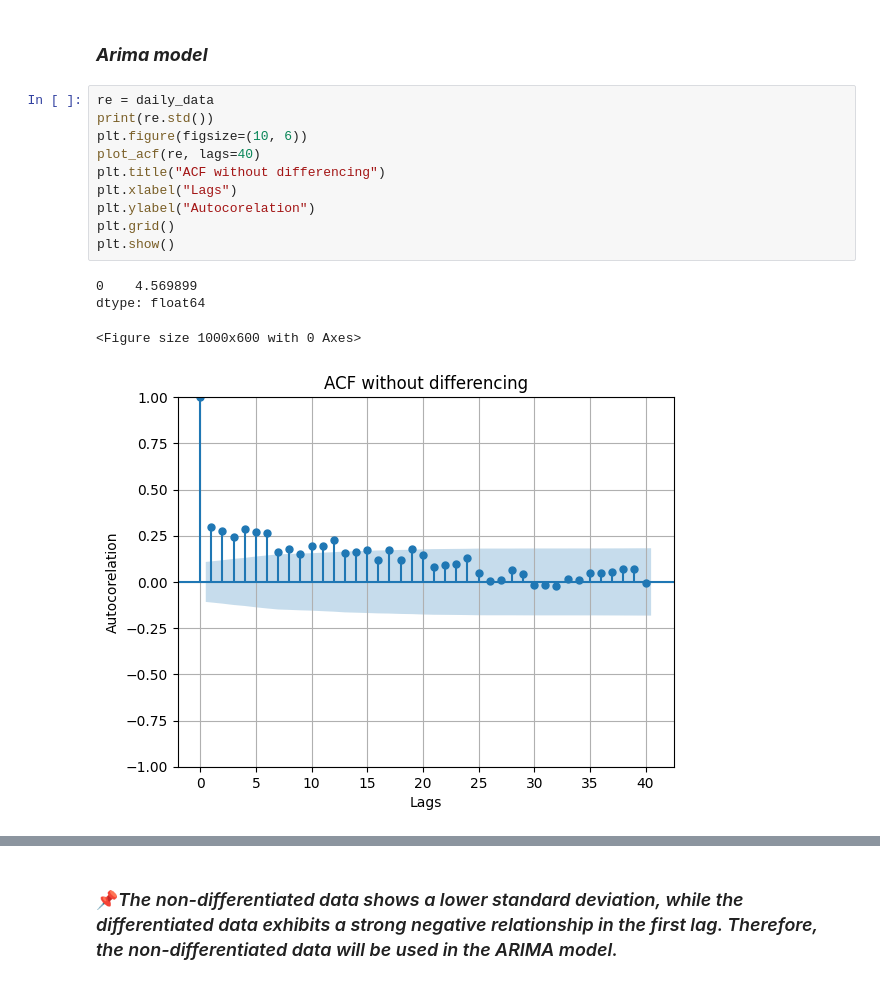
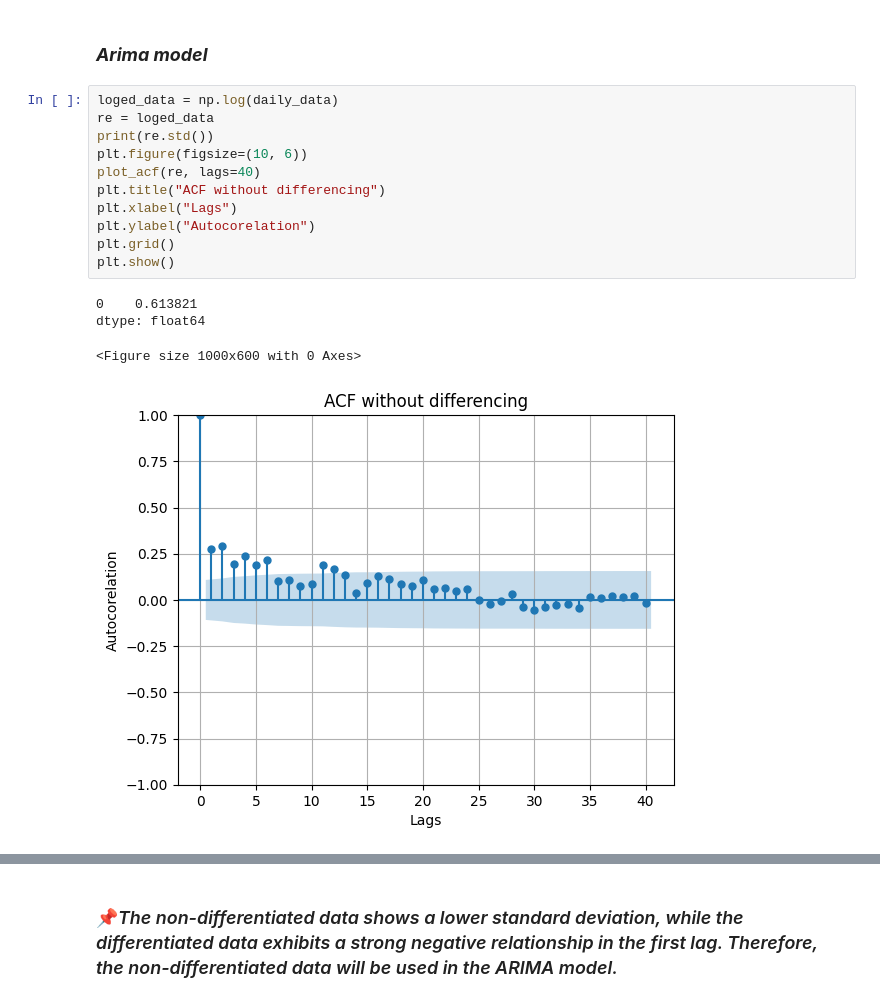
Before and after one commit to CaioMaxximus/CoffeeShop_Analysis, a Jupyter notebook: coffe-store-analisys.ipynb, the cells around one changed output, grey strips where cells are left out. Saved outputs shown, nothing was run; the diff lists cells and outputs as text.

```diff
--- a/coffe-store-analisys.ipynb
+++ b/coffe-store-analisys.ipynb
@@ -296,18 +291,19 @@ plt.show()
 # %% [markdown]
 ### ***Arima model***
 # %%
-re = daily_data
+loged_data = np.log(daily_data)
+re = loged_data
 print(re.std())
 plt.figure(figsize=(10, 6))
 plot_acf(re, lags=40)
 plt.title("ACF without differencing")
 plt.xlabel("Lags")
 plt.ylabel("Autocorelation")
 plt.grid()
 plt.show()
 # %% [output]
-0    4.569899
+0    0.613821
 dtype: float64
 <Figure size 1000x600 with 0 Axes>
-[figure, old version]
+[figure, new version]
 # %%
```
Also changed, not shown: parts of 24 cells of this notebook.
